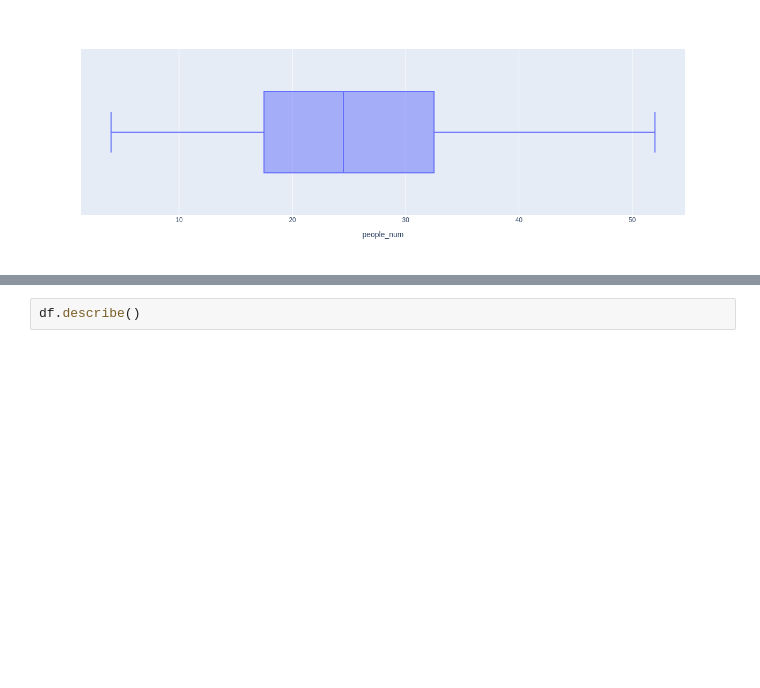
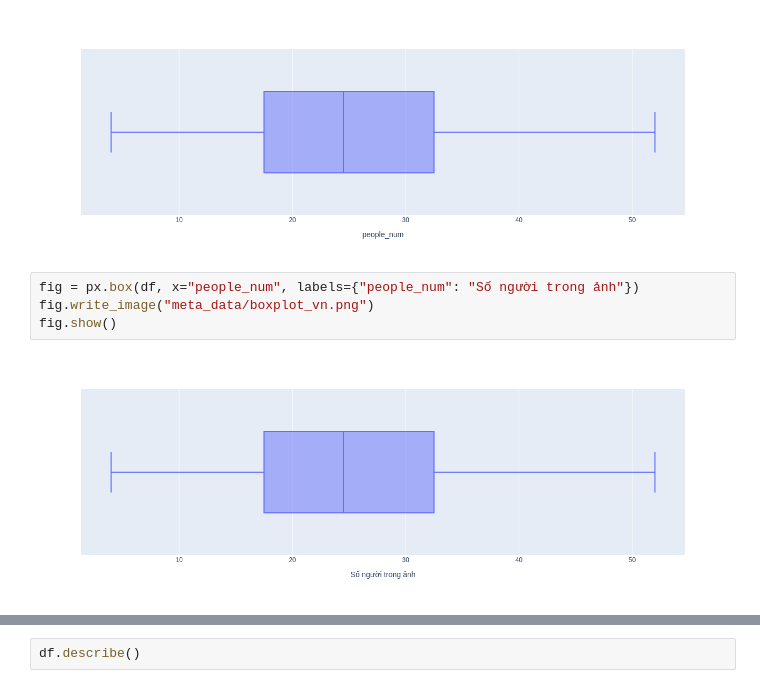
Before and after one commit to ttpro1995/mybikedata, a Jupyter notebook: eda_mybikedata.ipynb, the cells around one changed output, grey strips where cells are left out. Saved outputs shown, nothing was run; the diff lists cells and outputs as text; blank space fills up the shorter version.

```diff
--- a/eda_mybikedata.ipynb
+++ b/eda_mybikedata.ipynb
@@ -228,3 +250,9 @@ df
 px.box(df, x="people_num")
 # %% [output]
 [figure]
+# %%
+fig = px.box(df, x="people_num", labels={"people_num": "Số người trong ảnh"})
+fig.write_image("meta_data/boxplot_vn.png")
+fig.show()
+# %% [output]
+[figure, added]
```
Also changed, not shown: parts of 9 cells of this notebook, 7 other files.
